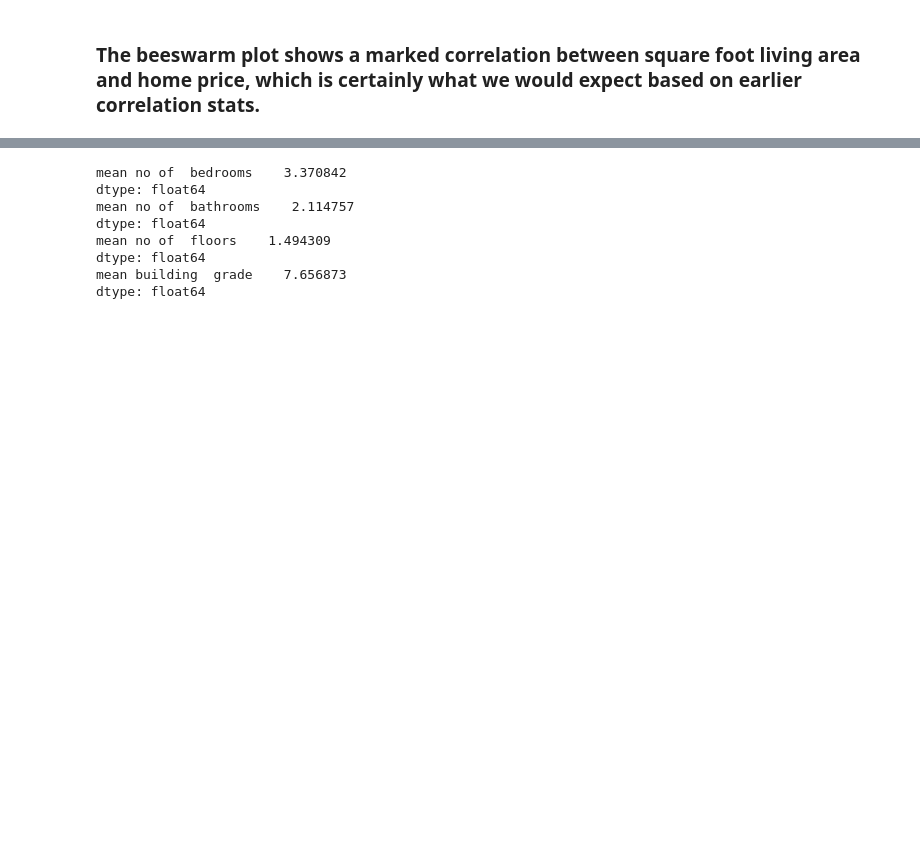
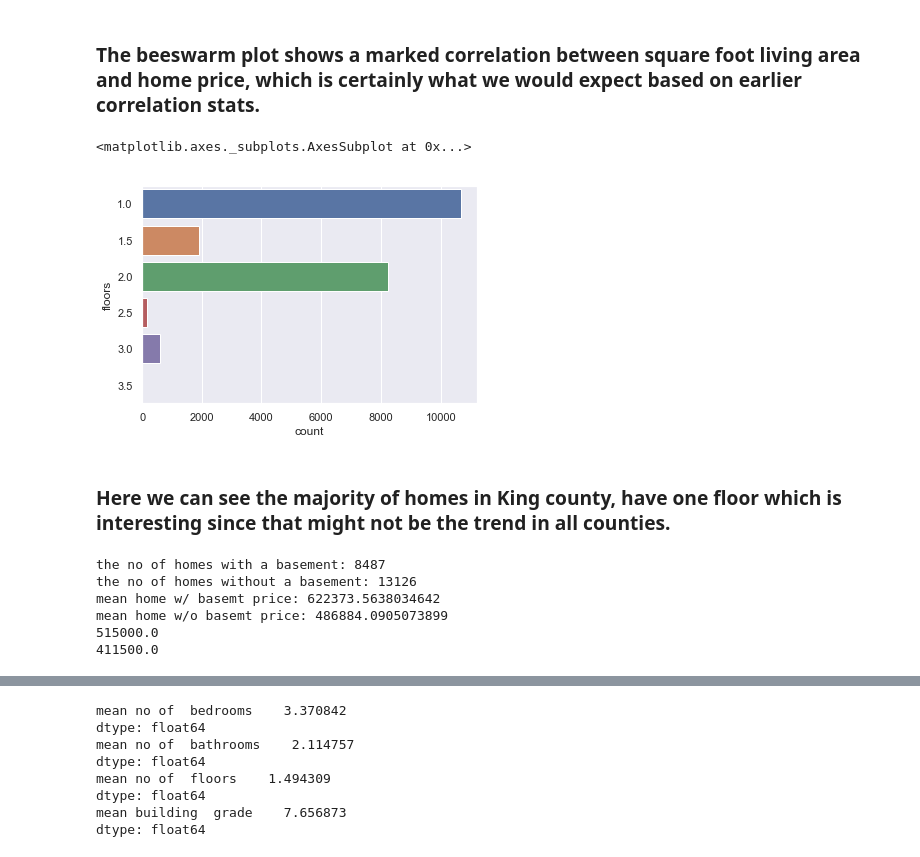
Before and after one commit to rose620/Capstone_1, a Jupyter notebook: house_sales_prediction.ipynb, the cells around one changed output, grey strips where cells are left out. Drawn from its saved outputs; the diff is of its cells as text; code cells hidden in the pictures; blank space fills up the shorter version.

```diff
--- a/house_sales_prediction.ipynb
+++ b/house_sales_prediction.ipynb
@@ -161,3 +161,30 @@ _ = sns.swarmplot(x='sqft_living', y='price', data=df)
 [figure]
 # %% [markdown]
 ### The beeswarm plot shows a marked correlation between square foot living area and home price, which is certainly what we would expect based on earlier correlation stats.
+# %%
+#take a look at countplot of number of floors
+sns.countplot(y=df['floors'])
+# %% [output]
+<matplotlib.axes._subplots.AxesSubplot at 0x...>
+[figure, added]
+# %% [markdown]
+### Here we can see the majority of homes in King county, have one floor which is interesting since that might not be the trend in all counties.
+# %%
+#take a look at basement feature to see how it affects home price
+home_w_basemt = df['sqft_basement'] > 0
+print("the no of homes with a basement:", home_w_basemt.sum())
+home_wo_basemt = df['sqft_basement'] == 0
+print("the no of homes without a basement:", home_wo_basemt.sum())
+print("mean home w/ basemt price:", np.mean(df[home_w_basemt]['price']))
+print("mean home w/o basemt price:", np.mean(df[home_wo_basemt]['price']))
+med1_bsmt = np.sort(df[home_w_basemt]['price'])
+print(med1_bsmt[4243])
+med2_bsmt = np.sort(df[home_wo_basemt]['price'])
+print(med2_bsmt[6562])
+# %% [output]
+the no of homes with a basement: 8487
+the no of homes without a basement: 13126
+mean home w/ basemt price: 622373.5638034642
+mean home w/o basemt price: 486884.0905073899
+515000.0
+411500.0
```
Also changed, not shown: parts of 70 cells of this notebook.
